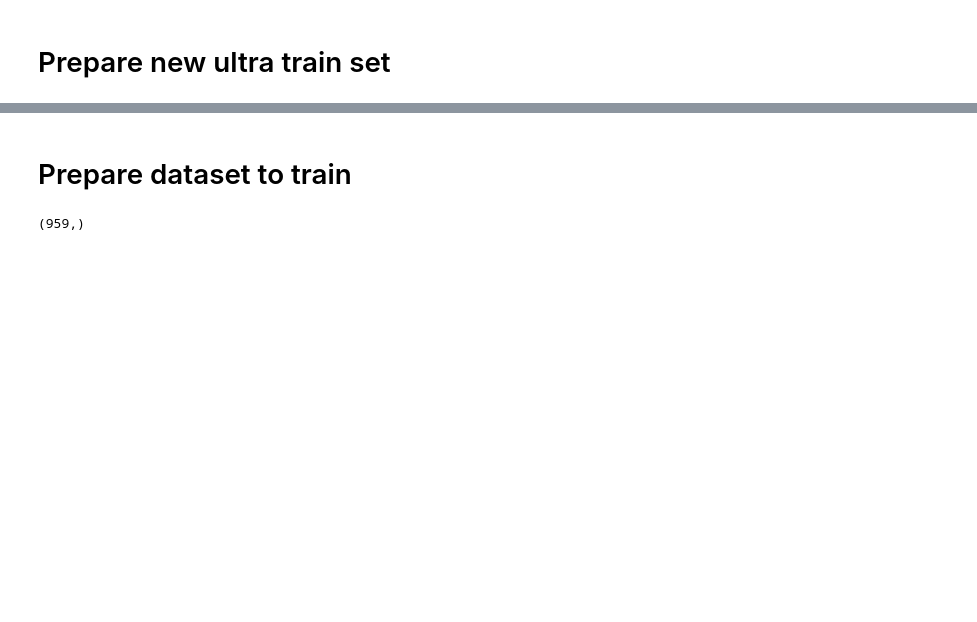
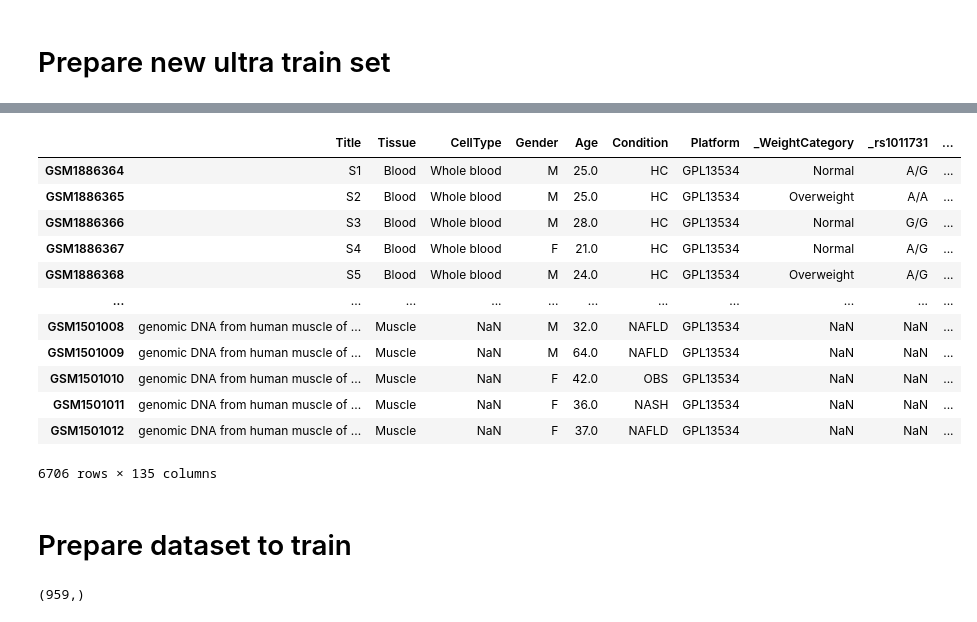
Before and after one commit to ComputationalAgingLab/ComputAge, a Jupyter notebook: train.ipynb, the cells around one changed output, grey strips where cells are left out. Saved outputs shown, nothing was run; the diff lists cells and outputs as text; code cells hidden in the pictures; blank space fills up the shorter version.

Commit message:
addings to benchmarking and analysis, added functions for plot construction

```diff
--- a/train.ipynb
+++ b/train.ipynb
@@ -50,0 +53,15 @@ pd.to_pickle(train_dataset, f'/tank/projects/computage/train/ultra_train_v1.pkl'
+# %%
+import os
+bench_list = [g.split('.')[0] for g in os.listdir('/tank/projects/computage/benchmarking')]
+
+# new_train_list = ['GSE73103']
+
+bench_data = pd.DataFrame()
+bench_meta = pd.DataFrame()
+
+for gse in tqdm(bench_list):
+    data, meta = pd.read_pickle(f'/tank/projects/computage/benchmarking/{gse}.pkl.gz', compression='gzip').values()
+    index_intsec = data.index.intersection(meta.index)
+    bench_data = pd.concat([bench_data, data.loc[index_intsec]], axis=0)
+    bench_meta = pd.concat([bench_meta, meta.loc[index_intsec]], axis=0)
+    print(gse, bench_data.shape[0])
@@ -50,0 +86,16 @@ pd.to_pickle(train_dataset, f'/tank/projects/computage/train/ultra_train_v1.pkl'
+# %%
+bench_meta
+# %% [output]
+|  | Title | Tissue | CellType | Gender | Age | Condition | Platform | _WeightCategory | _rs1011731 | ... |
+| GSM1886364 | S1 | Blood | Whole blood | M | 25.0 | HC | GPL13534 | Normal | A/G | ... |
+| GSM1886365 | S2 | Blood | Whole blood | M | 25.0 | HC | GPL13534 | Overweight | A/A | ... |
+| GSM1886366 | S3 | Blood | Whole blood | M | 28.0 | HC | GPL13534 | Normal | G/G | ... |
+| GSM1886367 | S4 | Blood | Whole blood | F | 21.0 | HC | GPL13534 | Normal | A/G | ... |
+| GSM1886368 | S5 | Blood | Whole blood | M | 24.0 | HC | GPL13534 | Overweight | A/G | ... |
+| ... | ... | ... | ... | ... | ... | ... | ... | ... | ... | ... |
+| GSM1501008 | genomic DNA from human muscle of ... | Muscle | NaN | M | 32.0 | NAFLD | GPL13534 | NaN | NaN | ... |
+| GSM1501009 | genomic DNA from human muscle of ... | Muscle | NaN | M | 64.0 | NAFLD | GPL13534 | NaN | NaN | ... |
+| GSM1501010 | genomic DNA from human muscle of ... | Muscle | NaN | F | 42.0 | OBS | GPL13534 | NaN | NaN | ... |
+| GSM1501011 | genomic DNA from human muscle of ... | Muscle | NaN | F | 36.0 | NASH | GPL13534 | NaN | NaN | ... |
+| GSM1501012 | genomic DNA from human muscle of ... | Muscle | NaN | F | 37.0 | NAFLD | GPL13534 | NaN | NaN | ... |
+6706 rows × 135 columns
```
Also changed, not shown: parts of 3 cells of this notebook, 5 other files.
